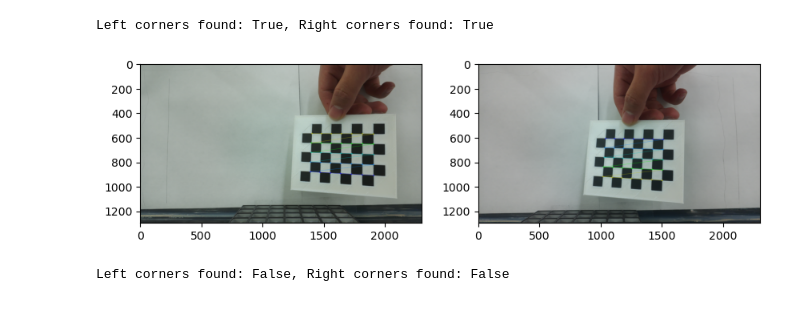
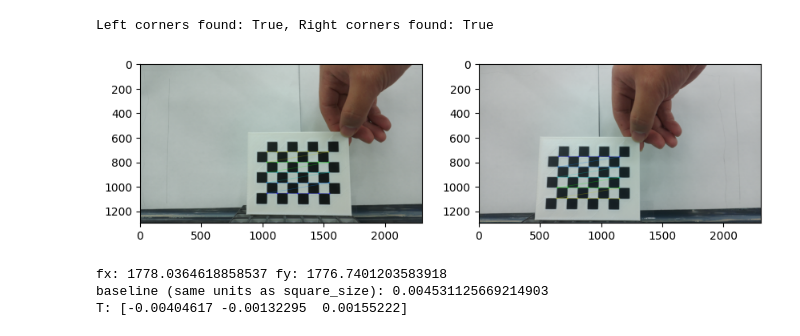
Before and after one commit to zzzzzbk/Sterero_Cam_Pi, a Jupyter notebook: CV_scripts.ipynb, the cells around one changed output. Saved outputs shown, nothing was run; the diff lists cells and outputs as text; code cells hidden in the pictures.

```diff
--- a/CV_scripts.ipynb
+++ b/CV_scripts.ipynb
@@ -14,7 +15,7 @@ CHESSBOARD = (7, 5)
 # Square size in meters (e.g. 20 mm = 0.020)
 SQUARE_SIZE = 0.010
 # %%
-id=1
+id=2
 lp=f"calib/left_{id:02d}.png"
 rp=f"calib/right_{id:02d}.png"
 img_l = cv2.imread(lp, cv2.IMREAD_COLOR)
@@ -31,36 +32,46 @@ print(f"Left corners found: {ret_l}, Right corners found: {ret_r}")
 plt.figure(figsize=(10,5))
 plt.subplot(1,2,1)
 # plt.imshow(gray_l, cmap='gray')
 # plt.title('Left Image')
 # plt.subplot(1,2,2)
 # plt.imshow(gray_r, cmap='gray')
 criteria_subpix = (cv2.TERM_CRITERIA_EPS + cv2.TERM_CRITERIA_MAX_ITER, 30, 1e-4)
 if ret_l:
-    corners_l = cv2.cornerSubPix(gray_l, corners_l, (11, 11), (-1, -1), criteria_subpix)
+    #corners_l = cv2.cornerSubPix(gray_l, corners_l, (11, 11), (-1, -1), criteria_subpix)
     vis_l = img_l.copy()
     #vis_r = img_r.copy()
     cv2.drawChessboardCorners(vis_l, CHESSBOARD, corners_l, True)
     #cv2.drawChessboardCorners(vis_r, CHESSBOARD, corners_r, True)
 
     plt.imshow(vis_l)
 else:
     plt.imshow(img_l)
 
 
 plt.subplot(1,2,2)
 if ret_r:
-    corners_r = cv2.cornerSubPix(gray_r, corners_r, (11, 11), (-1, -1), criteria_subpix)
+    #corners_r = cv2.cornerSubPix(gray_r, corners_r, (11, 11), (-1, -1), criteria_subpix)
     vis_r = img_r.copy()
     #vis_r = img_r.copy()
     cv2.drawChessboardCorners(vis_r, CHESSBOARD, corners_r, True)
     #cv2.drawChessboardCorners(vis_r, CHESSBOARD, corners_r, True)
 
     plt.imshow(vis_r)
 else:
     plt.imshow(img_r)
 # %% [output]
 Left corners found: True, Right corners found: True
-[figure, old version]
+[figure, new version]
 # %%
+import numpy as np
+d=np.load("stereo_calib_result.npz", allow_pickle=True)
+K=d["K_l"]
+K_r=d["K_r"]
+T=d["T"]
+print("fx:", K[0,0], "fy:", K[1,1])
+print("baseline (same units as square_size):", float((T**2).sum()**0.5))
+print("T:", T.ravel())
 # %% [output]
-Left corners found: False, Right corners found: False
+fx: 1778.0364618858537 fy: 1776.7401203583918
+baseline (same units as square_size): 0.004531125669214903
+T: [-0.00404617 -0.00132295  0.00155222]
```
Also changed, not shown: parts of 3 cells of this notebook, 13 other files.
